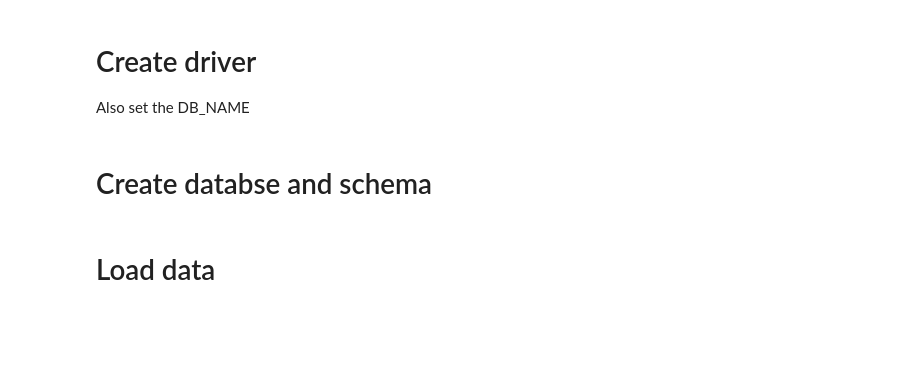
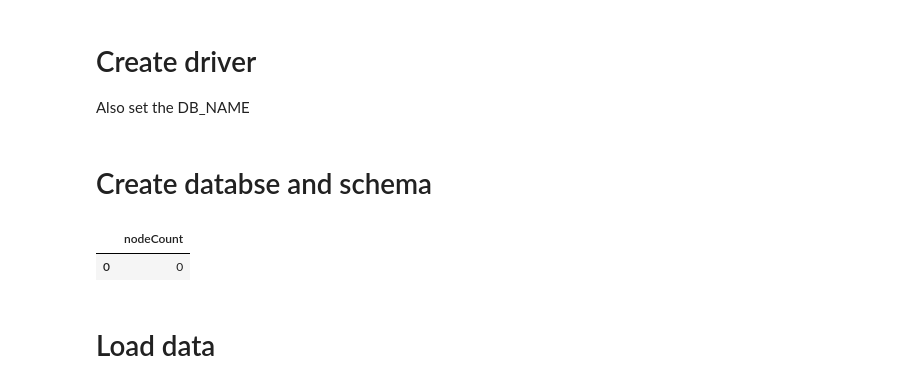
Before and after one commit to lqst/notebooks, a Jupyter notebook: symptoms.ipynb, the cells around one changed output. Drawn from its saved outputs; the diff is of its cells as text; code cells hidden in the pictures; blank space fills up the shorter version.

```diff
--- a/symptoms.ipynb
+++ b/symptoms.ipynb
@@ -45,6 +45,14 @@ with driver.session(database = DB_NAME) as session:
             "CREATE CONSTRAINT IF NOT EXISTS FOR (n:Disease) REQUIRE (n.name) IS NODE KEY"
         ).consume()
     )
+# %%
+df = pd.DataFrame(
+    gds.run_cypher('match (n) return count(*) as nodeCount')
+)
+df.head()
+# %% [output]
+|  | nodeCount |
+| 0 | 0 |
 # %% [markdown]
 #  Load data
 # %%
```
Also changed, not shown: parts of 13 cells of this notebook.
